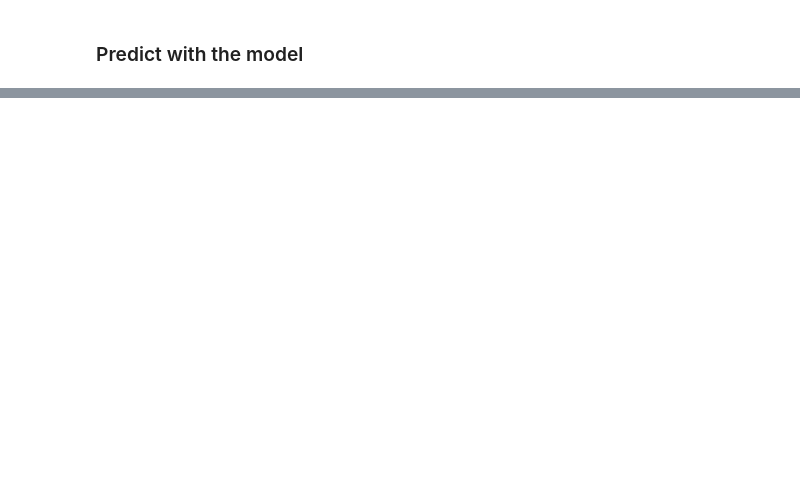
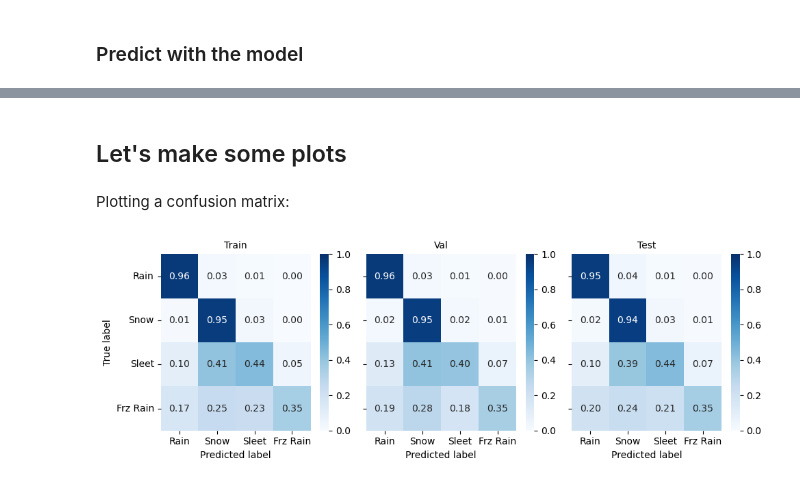
Before and after one commit to ai2es/ptype-physical, a Jupyter notebook: notebooks/siparcs_intro.ipynb, the cells around one changed output, grey strips where cells are left out. Drawn from its saved outputs; the diff is of its cells as text; code cells hidden in the pictures; blank space fills up the shorter version.

Commit message:
updating the sciparcs notebook
This notebook had an error previously for plotting confusion matricies. This was cleaned up (see old PR) along with more documentation.

```diff
--- a/notebooks/siparcs_intro.ipynb
+++ b/notebooks/siparcs_intro.ipynb
@@ -185,0 +213,2 @@ plot_confusion_matrix(
+# %% [markdown]
+## Let's make some plots
@@ -186,3 +222,10 @@ plot_confusion_matrix(
+# %% [markdown]
+Plotting a confusion matrix:
+# %%
+classes = ["Rain", "Snow", "Sleet", "Frz Rain"]
+plot_confusion_matrix(data, classes, normalize='true')
+# %% [output]
+[figure, added]
 # %%
 from ptype.reliability import compute_calibration, reliability_diagrams
 from collections import OrderedDict
```
Also changed, not shown: parts of 30 cells of this notebook, 1 other file.
